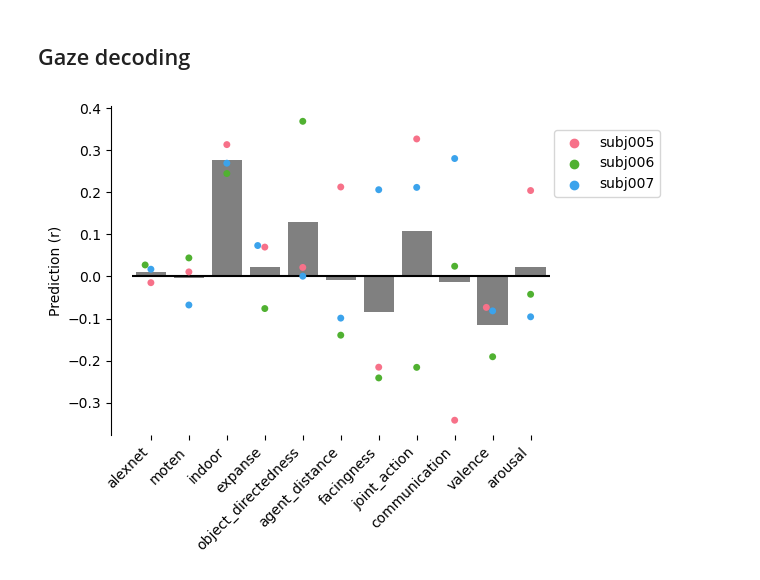
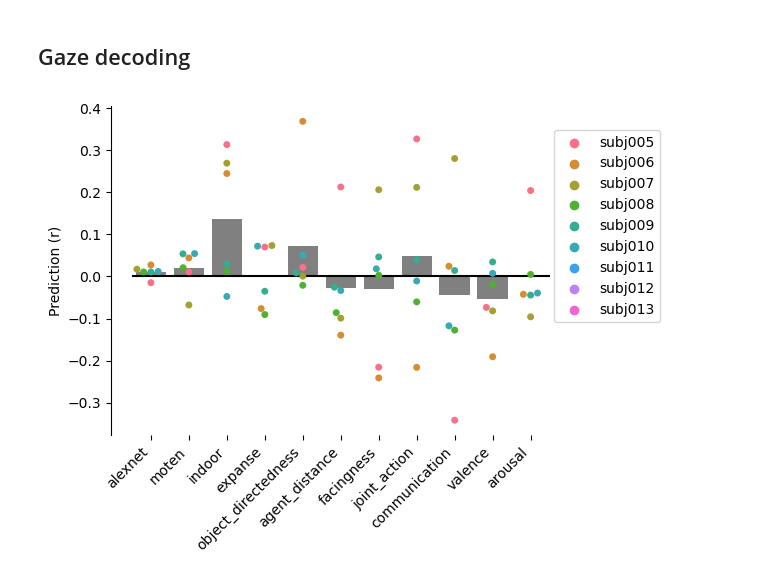
Before and after one commit to Isik-lab/SIEEG_analysis, a Jupyter notebook: notebooks/group_analysis.ipynb, the cells around one changed output. Drawn from its saved outputs; the diff is of its cells as text; code cells hidden in the pictures.

```diff
--- a/notebooks/group_analysis.ipynb
+++ b/notebooks/group_analysis.ipynb
@@ -118,0 +120,20 @@ plt.savefig(f'{figure_path}/pairwise-decoding_nvideos-50_reg-gaze-{regress_gaze}
+# %%
+pairwise_decoding, subjs = load_files(glob(f'{input_path}/PairwiseDecoding/*reg-gaze-{regress_gaze}.csv.gz'),
+                                      subj_include=equal_train_test)
+print(subjs)
+decoding_avg = pairwise_decoding.groupby(['time', 'subj']).mean(numeric_only=True).reset_index()
+_, ax = plt.subplots()
+ymin, ymax = decoding_avg['distance'].min(), decoding_avg['distance'].max()
+sns.lineplot(x='time', y='distance', data=decoding_avg, ax=ax)
+ax.set_ylabel('Accuracy')
+ax.set_xlabel('Time (s)')
+ax.vlines(x=[0, 0.5], ymin=0, ymax=ymax,
+        colors='gray', linestyles='dashed', zorder=0)
+ax.hlines(y=0.5, xmin=decoding_avg.time.min(), xmax=decoding_avg.time.max(),
+        colors='gray', linestyles='solid', zorder=0)
+ax.set_xlim([decoding_avg.time.min(), decoding_avg.time.max()])
+ax.set_ylim([ymin, ymax])
+ax.spines['top'].set_visible(False)
+ax.spines['right'].set_visible(False)
+ax.spines['bottom'].set_visible(False)
+plt.tight_layout()
@@ -353,7 +385,7 @@ plot_feature_fMRI_rsa(rsa, out_file)
 # %% [markdown]
 ## Gaze decoding
 # %%
-def plot_feature_gaze_decoding(results, out_file):
+def plot_feature_gaze_decoding(results, out_file=None):
     _, ax = plt.subplots()
     sns.barplot(x='feature', y='r', data=results, errorbar=None, ax=ax, color='gray')
     sns.swarmplot(x='feature', y='r', hue='subj', data=results, ax=ax, palette='husl')
@@ -367,13 +399,15 @@ def plot_feature_gaze_decoding(results, out_file):
     ax.set_ylabel('Prediction (r)')
     ax.legend(bbox_to_anchor=(.95, .95))
     plt.tight_layout()
-    plt.savefig(out_file)
+    if out_file is not None:
+        plt.savefig(out_file)
+        plt.close()
 # %%
 results, _ = load_files(glob(f'{input_path}/GazeDecoding/*decoding.csv'),
                     cat='feature', cat_order=features,
-                    subj_include=set50_subjs)
-results['subj'] = results['subj'].astype(pd.CategoricalDtype(categories=set50_subjs, ordered=True))
-out_file = f'{figure_path}/feature_gaze_rsa.png'
-plot_feature_gaze_decoding(results, out_file)
+                    subj_include=gaze_subjs)
+results['subj'] = results['subj'].astype(pd.CategoricalDtype(categories=gaze_subjs, ordered=True))
+# out_file = f'{figure_path}/feature_gaze_rsa.png'
+plot_feature_gaze_decoding(results)
 # %% [output]
-[figure, old version]
+[figure, new version]
```
Also changed, not shown: parts of 10 cells of this notebook, 2 other files.
